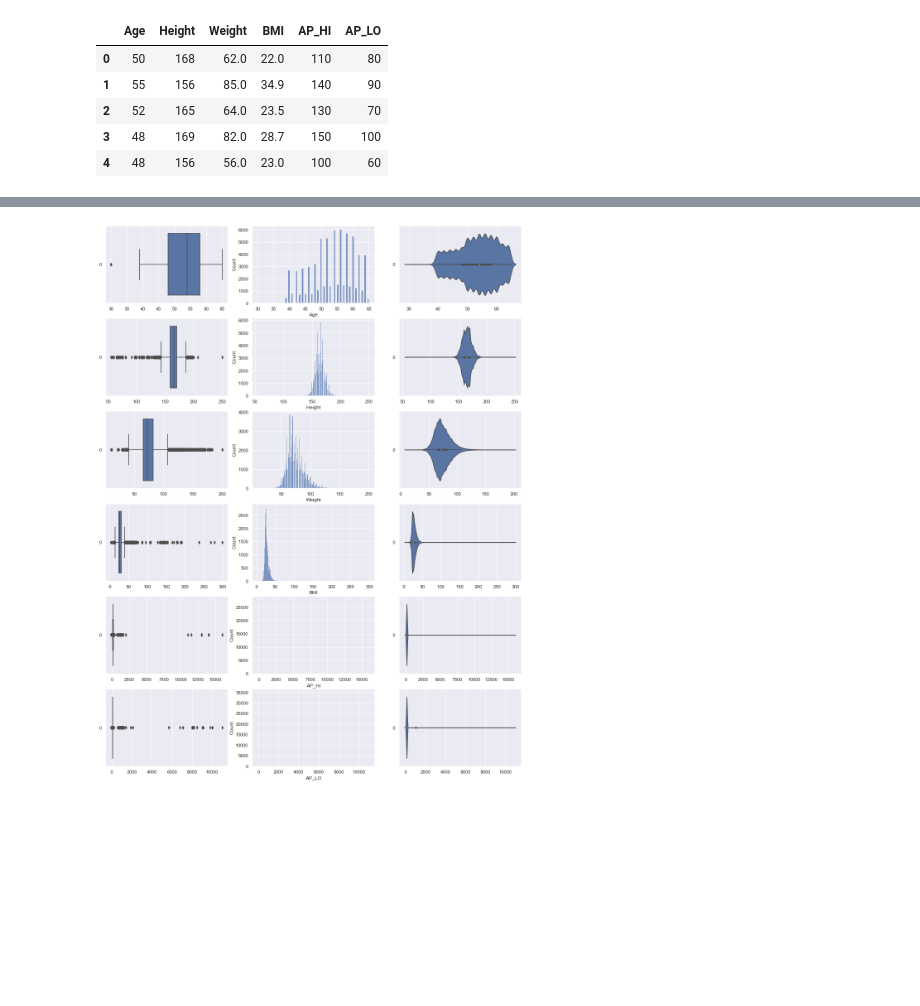
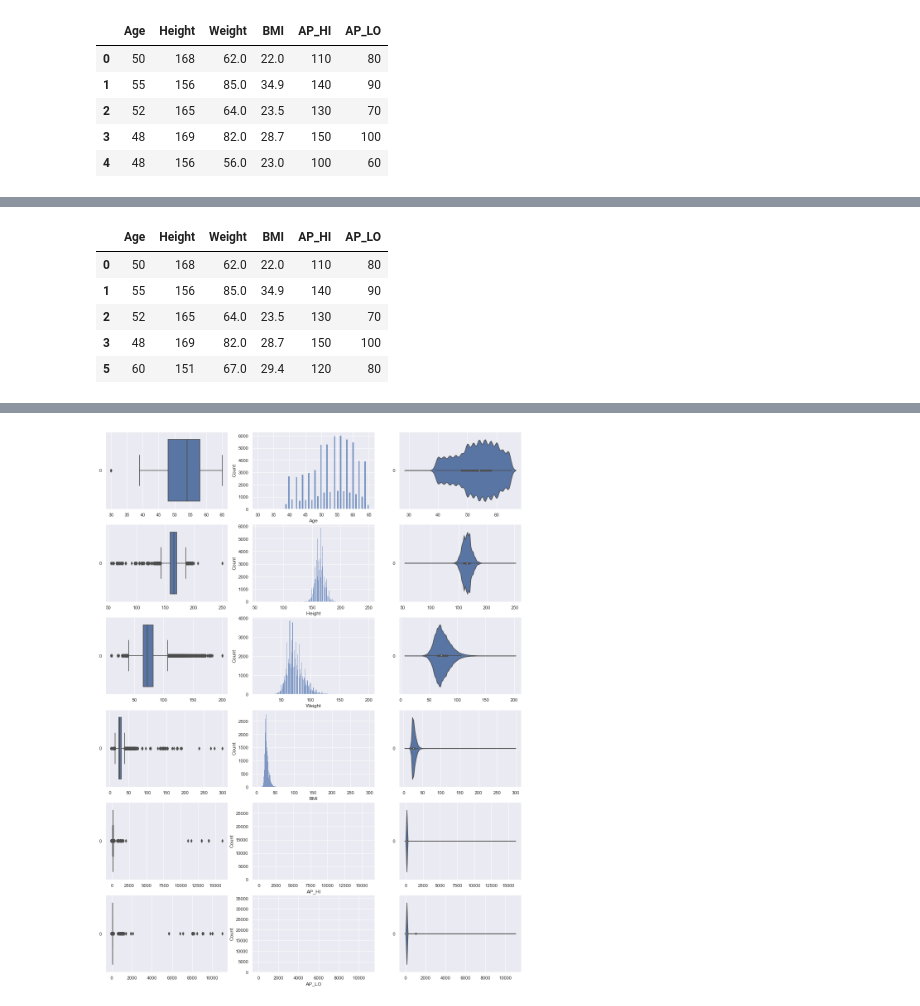
Before and after one commit to timothy-lew/dsai_mini_project, a Jupyter notebook: main.ipynb, the cells around one changed output, grey strips where cells are left out. Cells and saved outputs as stored; diff of their text form; code cells hidden in the pictures; blank space fills up the shorter version.

```diff
--- a/main.ipynb
+++ b/main.ipynb
@@ -61,0 +110,11 @@ numeric_DF.head()
+# %%
+# get all numeric data of cleaned data
+numeric_DF_cleaned = pd.DataFrame(no_outlier[['Age', 'Height', 'Weight', 'BMI', 'AP_HI', 'AP_LO']])
+numeric_DF_cleaned.head()
+# %% [output]
+|  | Age | Height | Weight | BMI | AP_HI | AP_LO |
+| 0 | 50 | 168 | 62.0 | 22.0 | 110 | 80 |
+| 1 | 55 | 156 | 85.0 | 34.9 | 140 | 90 |
+| 2 | 52 | 165 | 64.0 | 23.5 | 130 | 70 |
+| 3 | 48 | 169 | 82.0 | 28.7 | 150 | 100 |
+| 5 | 60 | 151 | 67.0 | 29.4 | 120 | 80 |
```
Also changed, not shown: parts of 9 cells of this notebook, 1 other file.
